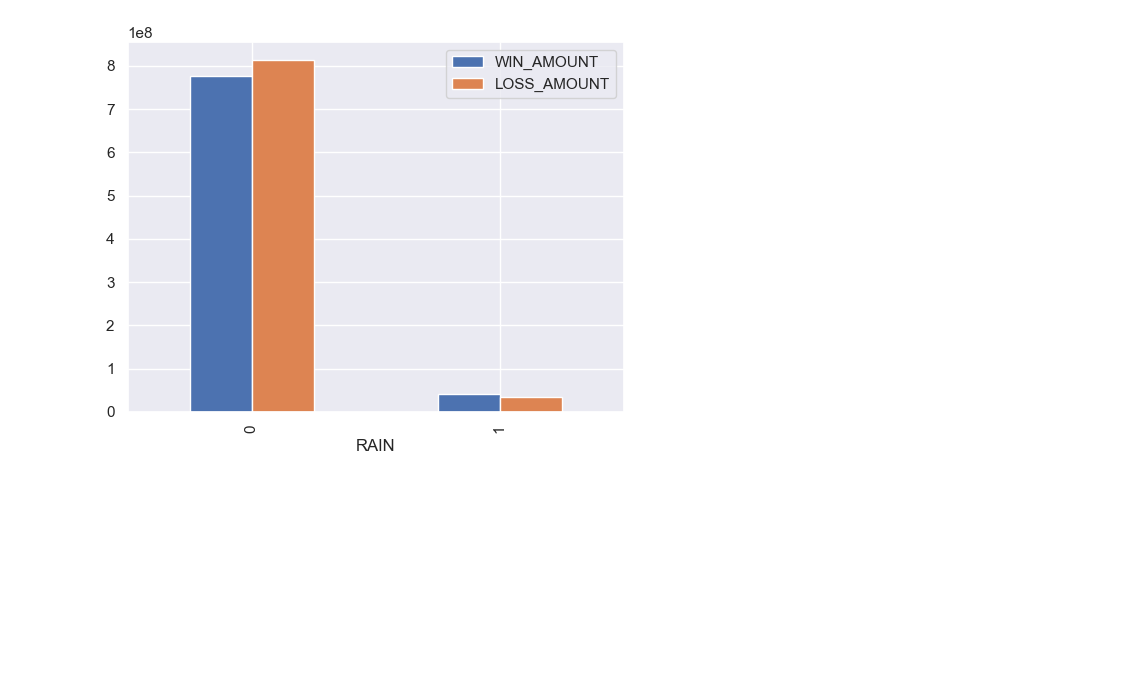
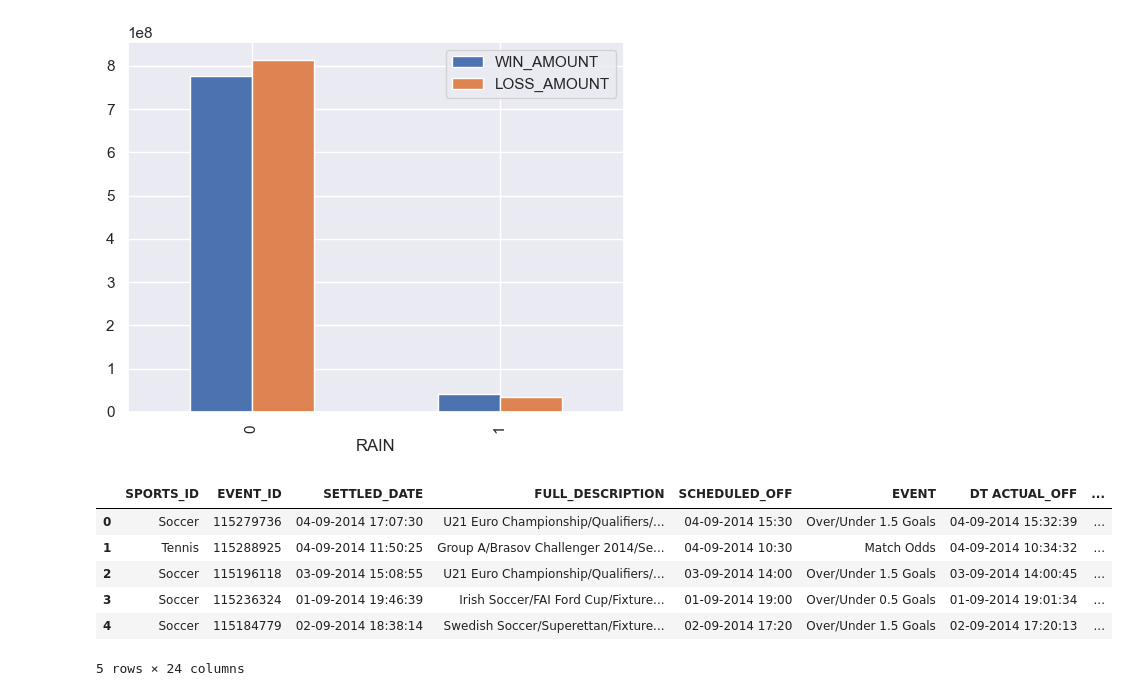
Before and after one commit to ns96/python-betfair, a Jupyter notebook: BetFairMap_NS.ipynb, the cells around one changed output. Drawn from its saved outputs; the diff is of its cells as text; code cells hidden in the pictures; blank space fills up the shorter version.

```diff
--- a/BetFairMap_NS.ipynb
+++ b/BetFairMap_NS.ipynb
@@ -70,3 +73,15 @@ weather_df = games_df.groupby("RAIN")
 weather_df[["WIN_AMOUNT", "LOSS_AMOUNT"]].sum().plot.bar();
 # %% [output]
 [figure]
+# %%
+# load in the main final dataset
+betfair_df = pd.read_pickle("resources/betfair_final.pkl")
+betfair_df.head()
+# %% [output]
+|  | SPORTS_ID | EVENT_ID | SETTLED_DATE | FULL_DESCRIPTION | SCHEDULED_OFF | EVENT | DT ACTUAL_OFF | ... |
+| 0 | Soccer | 115279736 | 04-09-2014 17:07:30 | U21 Euro Championship/Qualifiers/... | 04-09-2014 15:30 | Over/Under 1.5 Goals | 04-09-2014 15:32:39 | ... |
+| 1 | Tennis | 115288925 | 04-09-2014 11:50:25 | Group A/Brasov Challenger 2014/Se... | 04-09-2014 10:30 | Match Odds | 04-09-2014 10:34:32 | ... |
+| 2 | Soccer | 115196118 | 03-09-2014 15:08:55 | U21 Euro Championship/Qualifiers/... | 03-09-2014 14:00 | Over/Under 1.5 Goals | 03-09-2014 14:00:45 | ... |
+| 3 | Soccer | 115236324 | 01-09-2014 19:46:39 | Irish Soccer/FAI Ford Cup/Fixture... | 01-09-2014 19:00 | Over/Under 0.5 Goals | 01-09-2014 19:01:34 | ... |
+| 4 | Soccer | 115184779 | 02-09-2014 18:38:14 | Swedish Soccer/Superettan/Fixture... | 02-09-2014 17:20 | Over/Under 1.5 Goals | 02-09-2014 17:20:13 | ... |
+5 rows × 24 columns
```
Also changed, not shown: parts of 6 cells of this notebook, 1 other file.
